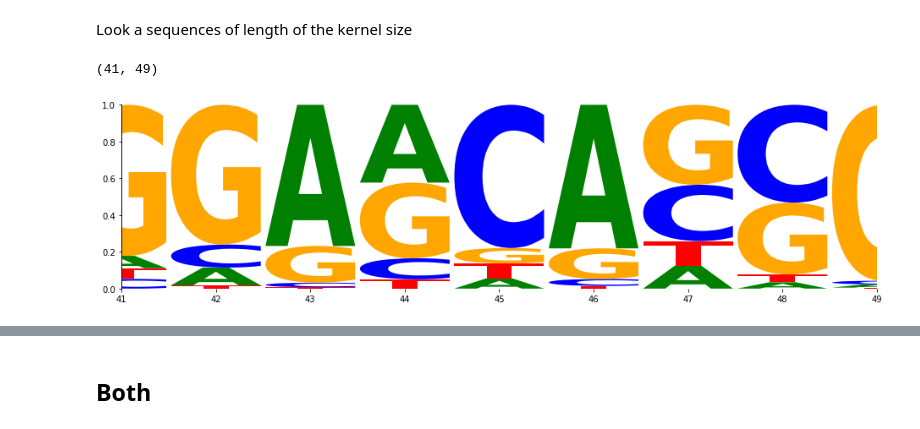
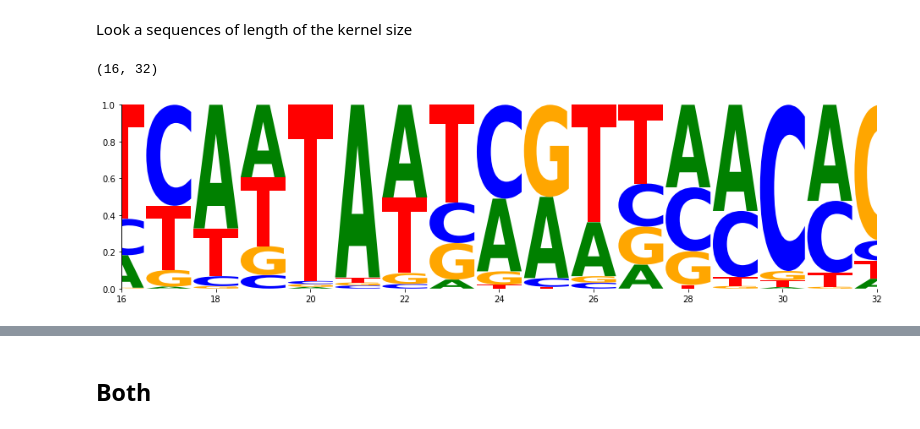
Before and after one commit to carrascomj/drastic, a Jupyter notebook: notebooks/logos.ipynb, the cells around one changed output, grey strips where cells are left out. Drawn from its saved outputs; the diff is of its cells as text; code cells hidden in the pictures.

Commit message:
docs: update logos discovery with final notebook

```diff
--- a/notebooks/logos.ipynb
+++ b/notebooks/logos.ipynb
@@ -79,22 +101,18 @@ fig = recreate_logo(opt2)
 # %% [markdown]
 Look a sequences of length of the kernel size
 # %%
-import pandas as pd
-import numpy as np
-import logomaker
-
 im_as_var = opt2
 df = pd.DataFrame(
     im_as_var[0].detach().numpy(), columns=["A", "G", "T", "C"]
 )
 # apply softmax to retrieve stochastic vectors
 df = df.apply(lambda x: np.exp(x) / np.sum(np.exp(x)), axis=1)
 
 fig, ax = plt.subplots(1, 1)
 nn_logo = logomaker.Logo(df, ax=ax)
 nn_logo.style_spines(visible=False)
 nn_logo.style_spines(spines=["left"], visible=True, bounds=[0, 1])
-nn_logo.ax.set_xlim([41,49])
+nn_logo.ax.set_xlim([16,32])
 # %% [output]
-(41, 49)
+(16, 32)
-[figure, old version]
+[figure, new version]
```
Also changed, not shown: parts of 12 cells of this notebook.
